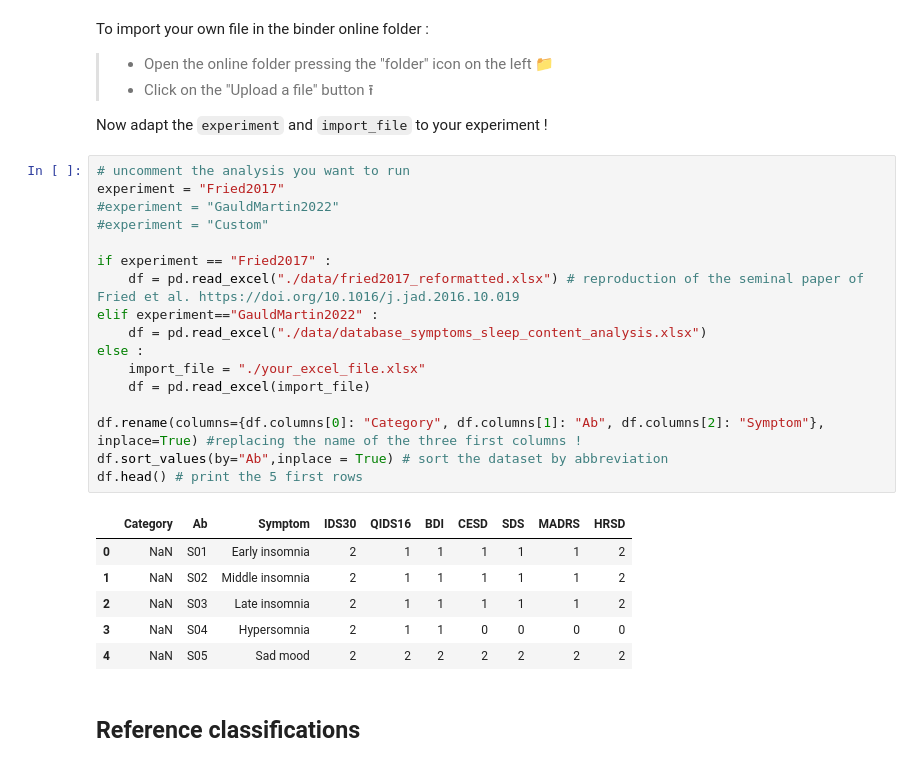
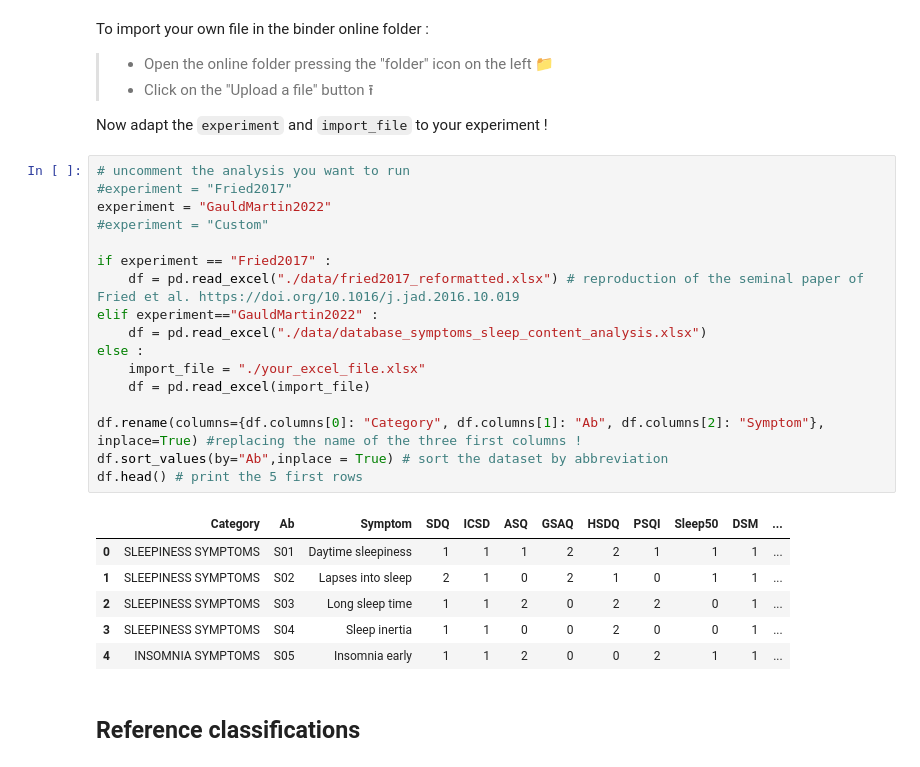
Before and after one commit to vincentpmartin/sleep-content-analysis, a Jupyter notebook: jupyter_notebook_sleep_content_analysis.ipynb, the cells around one changed output. Saved outputs shown, nothing was run; the diff lists cells and outputs as text.

```diff
--- a/jupyter_notebook_sleep_content_analysis.ipynb
+++ b/jupyter_notebook_sleep_content_analysis.ipynb
@@ -64,28 +64,28 @@ To import your own file in the binder online folder :
 Now adapt the `experiment` and `import_file` to your experiment !
 # %%
 # uncomment the analysis you want to run
-experiment = "Fried2017"
-#experiment = "GauldMartin2022"
+#experiment = "Fried2017"
+experiment = "GauldMartin2022"
 #experiment = "Custom"
 
 if experiment == "Fried2017" :
     df = pd.read_excel("./data/fried2017_reformatted.xlsx") # reproduction of the seminal paper of Fried et al. https://doi.org/10.1016/j.jad.2016.10.019
 elif experiment=="GauldMartin2022" :
     df = pd.read_excel("./data/database_symptoms_sleep_content_analysis.xlsx")
 else :
     import_file = "./your_excel_file.xlsx"
     df = pd.read_excel(import_file)
 
 df.rename(columns={df.columns[0]: "Category", df.columns[1]: "Ab", df.columns[2]: "Symptom"}, inplace=True) #replacing the name of the three first columns !
 df.sort_values(by="Ab",inplace = True) # sort the dataset by abbreviation
 df.head() # print the 5 first rows
 # %% [output]
-|  | Category | Ab | Symptom | IDS30 | QIDS16 | BDI | CESD | SDS | MADRS | HRSD |
-| 0 | NaN | S01 | Early insomnia | 2 | 1 | 1 | 1 | 1 | 1 | 2 |
-| 1 | NaN | S02 | Middle insomnia | 2 | 1 | 1 | 1 | 1 | 1 | 2 |
-| 2 | NaN | S03 | Late insomnia | 2 | 1 | 1 | 1 | 1 | 1 | 2 |
-| 3 | NaN | S04 | Hypersomnia | 2 | 1 | 1 | 0 | 0 | 0 | 0 |
-| 4 | NaN | S05 | Sad mood | 2 | 2 | 2 | 2 | 2 | 2 | 2 |
+|  | Category | Ab | Symptom | SDQ | ICSD | ASQ | GSAQ | HSDQ | PSQI | Sleep50 | DSM | ... |
+| 0 | SLEEPINESS SYMPTOMS | S01 | Daytime sleepiness | 1 | 1 | 1 | 2 | 2 | 1 | 1 | 1 | ... |
+| 1 | SLEEPINESS SYMPTOMS | S02 | Lapses into sleep | 2 | 1 | 0 | 2 | 1 | 0 | 1 | 1 | ... |
+| 2 | SLEEPINESS SYMPTOMS | S03 | Long sleep time | 1 | 1 | 2 | 0 | 2 | 2 | 0 | 1 | ... |
+| 3 | SLEEPINESS SYMPTOMS | S04 | Sleep inertia | 1 | 1 | 0 | 0 | 2 | 0 | 0 | 1 | ... |
+| 4 | INSOMNIA SYMPTOMS | S05 | Insomnia early | 1 | 1 | 2 | 0 | 0 | 2 | 1 | 1 | ... |
 # %% [markdown]
 ## Reference classifications
 # %% [markdown]
```
Also changed, not shown: parts of 20 cells of this notebook, 1 other file.
